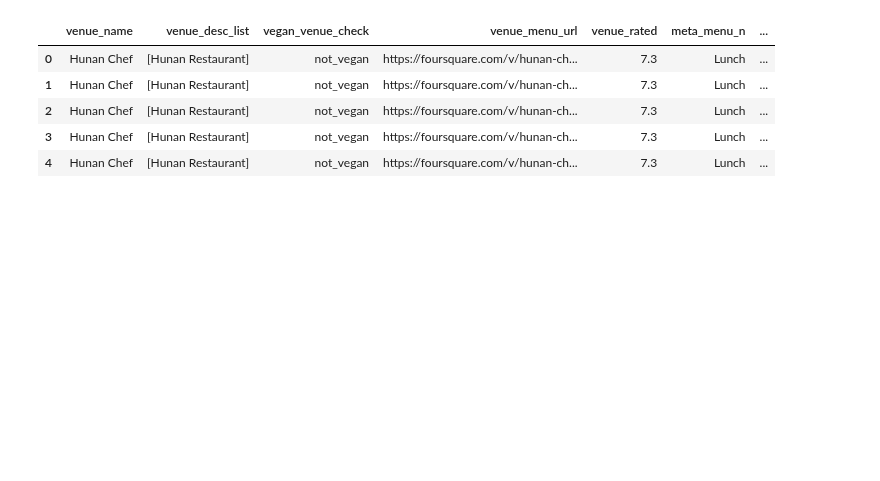
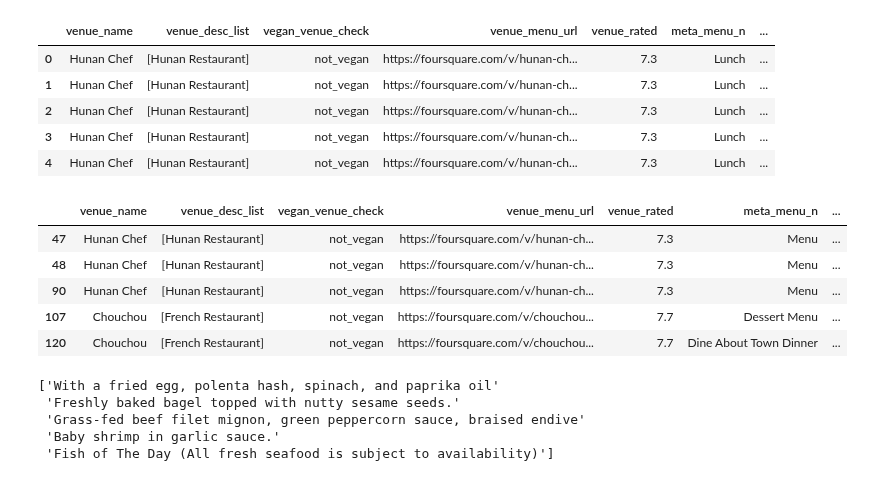
Before and after one commit to AnotherGuitar/DSI-SF-4-anotherguitar, a Jupyter notebook: projects/Capstone Stuff/Proposals.ipynb, the cells around one changed output. Cells and saved outputs as stored; diff of their text form; code cells hidden in the pictures; blank space fills up the shorter version.

```diff
--- a/projects/Capstone Stuff/Proposals.ipynb
+++ b/projects/Capstone Stuff/Proposals.ipynb
@@ -330,0 +381,20 @@ explore_endpoint_df.head()
+# %%
+food_desc = food[food.menu_item_desc != 'desc_not_available']
+food_desc.head()
+# %% [output]
+|  | venue_name | venue_desc_list | vegan_venue_check | venue_menu_url | venue_rated | meta_menu_n | ... |
+| 47 | Hunan Chef | [Hunan Restaurant] | not_vegan | https://foursquare.com/v/hunan-ch... | 7.3 | Menu | ... |
+| 48 | Hunan Chef | [Hunan Restaurant] | not_vegan | https://foursquare.com/v/hunan-ch... | 7.3 | Menu | ... |
+| 90 | Hunan Chef | [Hunan Restaurant] | not_vegan | https://foursquare.com/v/hunan-ch... | 7.3 | Menu | ... |
+| 107 | Chouchou | [French Restaurant] | not_vegan | https://foursquare.com/v/chouchou... | 7.7 | Dessert Menu | ... |
+| 120 | Chouchou | [French Restaurant] | not_vegan | https://foursquare.com/v/chouchou... | 7.7 | Dine About Town Dinner | ... |
+# %%
+texts = food_desc.sample(n=1000).menu_item_desc.values
+print texts[0:5]
+docs = textacy.corpus.Corpus(u'en', texts=(x.decode('utf-8','ignore') for x in food_desc.sample(n=1000).menu_item_desc.values))
+# %% [output]
+['With a fried egg, polenta hash, spinach, and paprika oil'
+ 'Freshly baked bagel topped with nutty sesame seeds.'
+ 'Grass-fed beef filet mignon, green peppercorn sauce, braised endive'
+ 'Baby shrimp in garlic sauce.'
+ 'Fish of The Day (All fresh seafood is subject to availability)']
```
Also changed, not shown: parts of 34 cells of this notebook.
